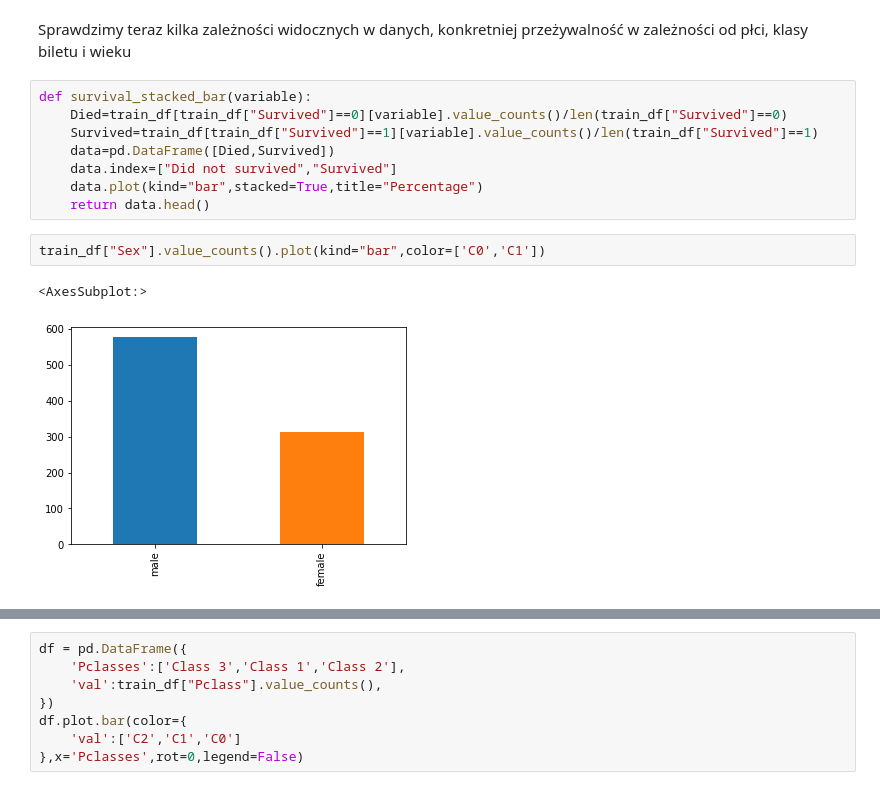
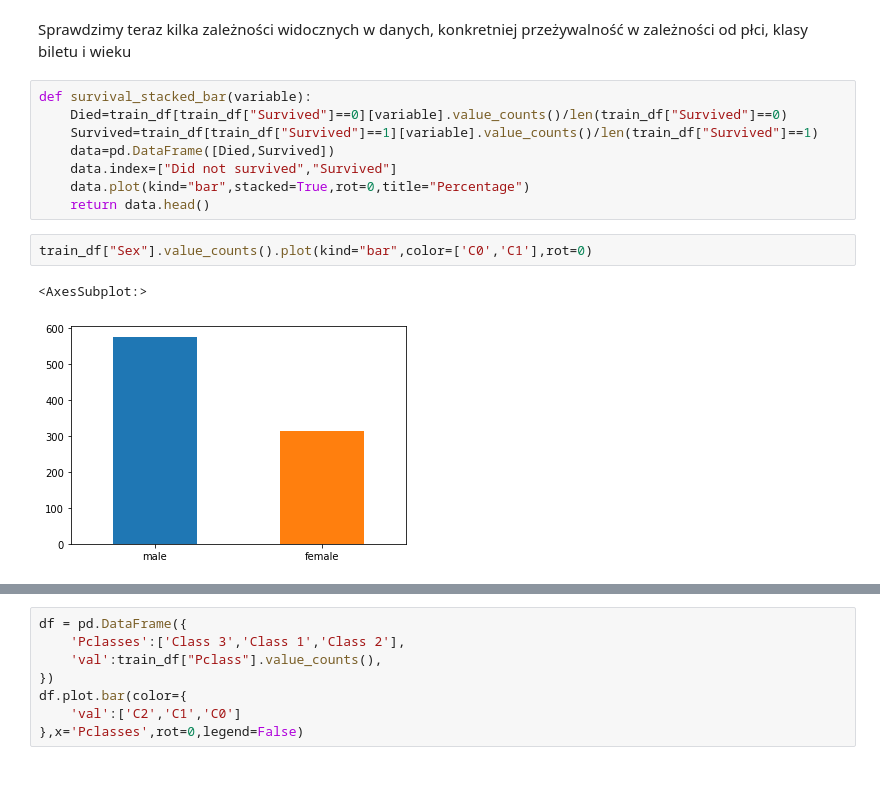
Before and after one commit to Physalium/PUMTitanic, a Jupyter notebook: titanicML.ipynb, the cells around one changed output, grey strips where cells are left out. Drawn from its saved outputs; the diff is of its cells as text.

```diff
--- a/titanicML.ipynb
+++ b/titanicML.ipynb
@@ -129,13 +129,13 @@ def survival_stacked_bar(variable):
     Survived=train_df[train_df["Survived"]==1][variable].value_counts()/len(train_df["Survived"]==1)
     data=pd.DataFrame([Died,Survived])
     data.index=["Did not survived","Survived"]
-    data.plot(kind="bar",stacked=True,title="Percentage")
+    data.plot(kind="bar",stacked=True,rot=0,title="Percentage")
     return data.head()
 # %%
-train_df["Sex"].value_counts().plot(kind="bar",color=['C0','C1'])
+train_df["Sex"].value_counts().plot(kind="bar",color=['C0','C1'],rot=0)
 # %% [output]
 <AxesSubplot:>
-[figure, old version]
+[figure, new version]
 # %%
 survival_stacked_bar("Sex")
 # %% [output]
```
Also changed, not shown: parts of 19 cells of this notebook.
